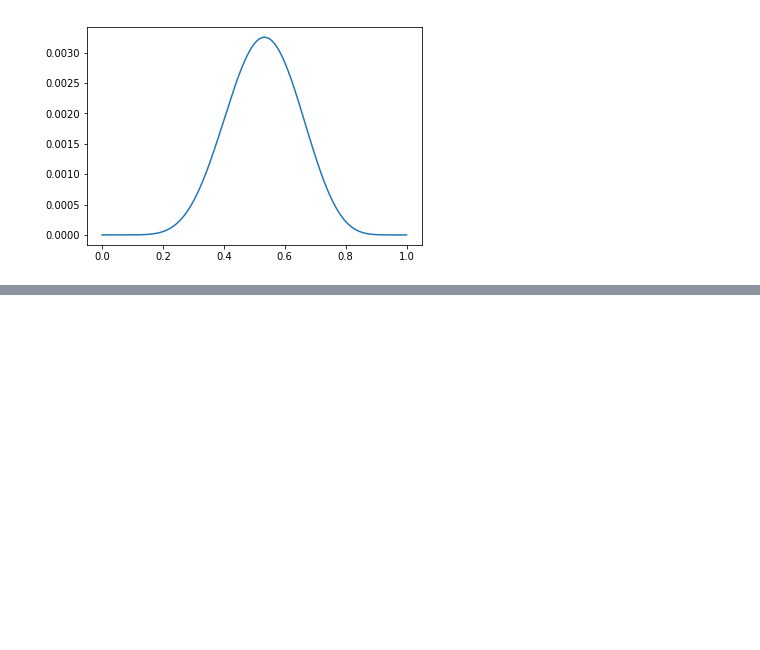
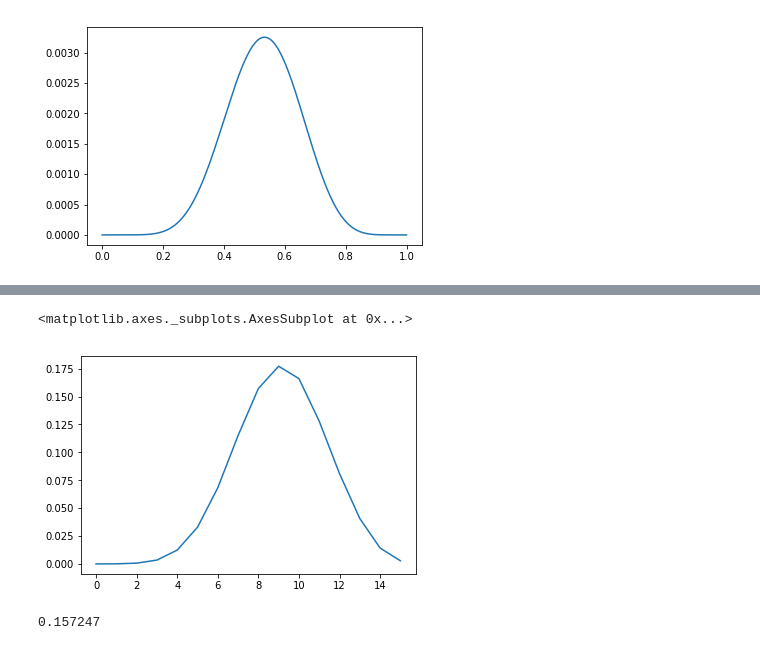
Before and after one commit to ralphrecto/rethinking, a Jupyter notebook: solutions/ch3.ipynb, the cells around one changed output, grey strips where cells are left out. Drawn from its saved outputs; the diff is of its cells as text; code cells hidden in the pictures; blank space fills up the shorter version.

```diff
--- a/solutions/ch3.ipynb
+++ b/solutions/ch3.ipynb
@@ -190,0 +242,15 @@ pp_distr[8]
+# %%
+pp_sample = np.vectorize(lambda p: np.random.binomial(15, p))(nonuniform_sample)
+pp_vals, pp_counts = np.unique(pp_sample, return_counts=True)
+pp_distr = pd.Series(
+    data=pp_counts / len(pp_sample),
+    index = pp_vals
+)
+pp_distr.plot()
+# %% [output]
+<matplotlib.axes._subplots.AxesSubplot at 0x...>
+[figure, added]
+# %%
+pp_distr[8]
+# %% [output]
+0.157247
```
Also changed, not shown: parts of 21 cells of this notebook, 1 other file.
